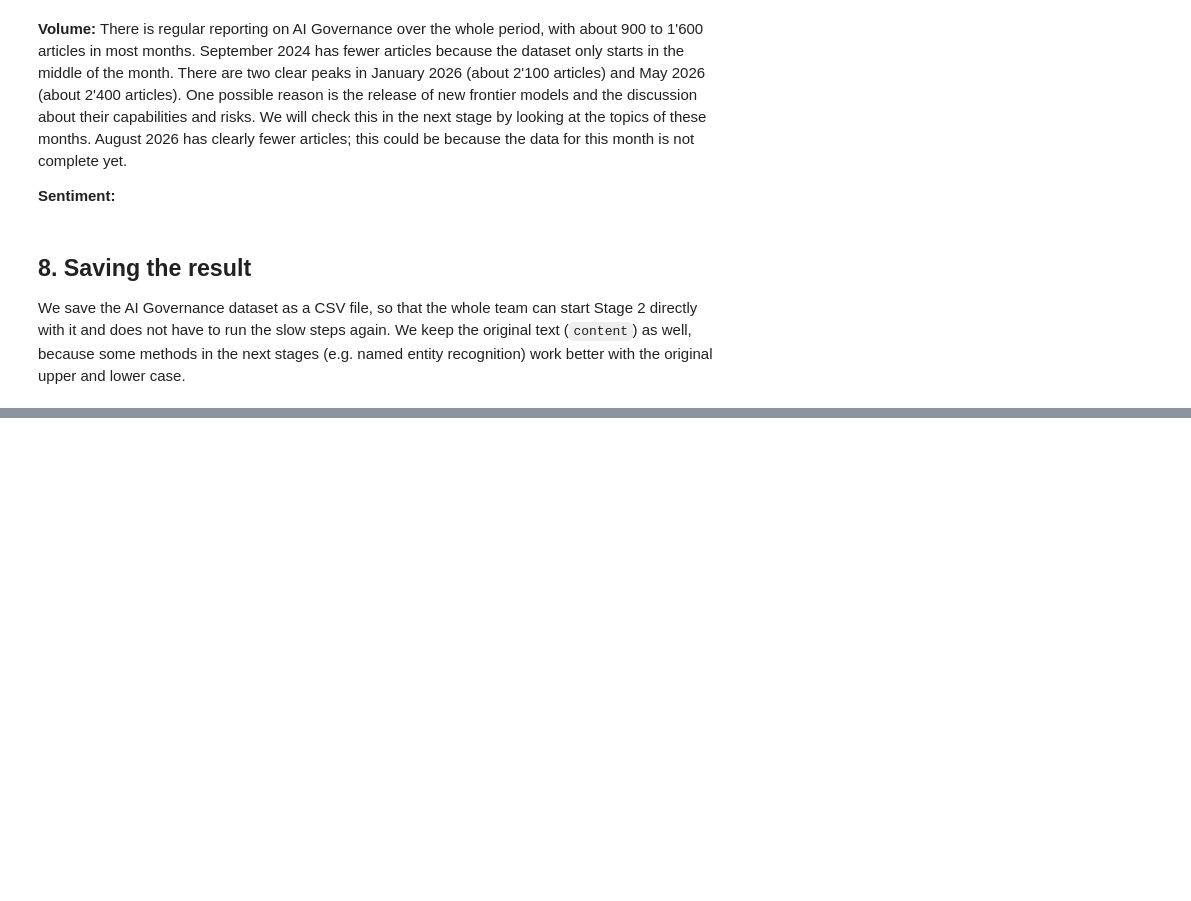
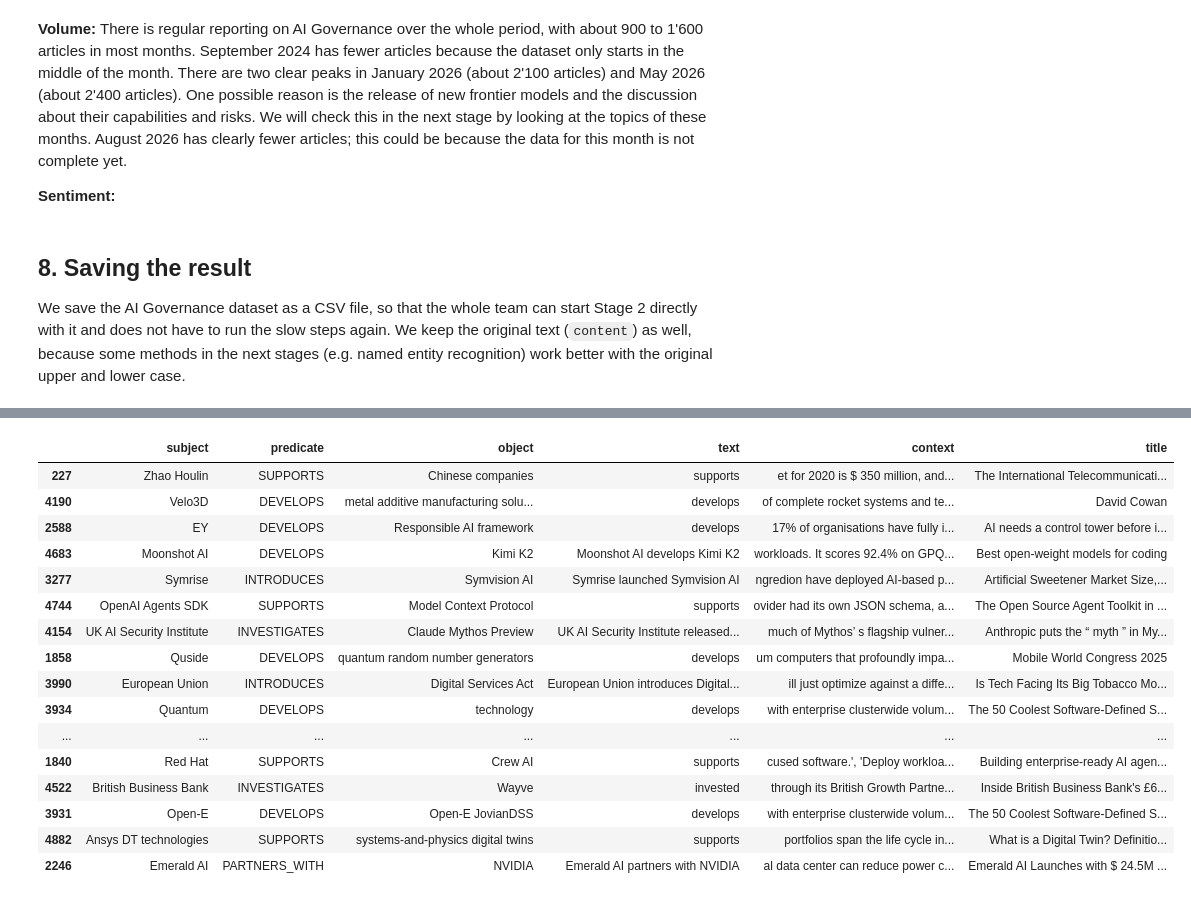
Before and after one commit to Pascingo/CTA-media-analysis, a Jupyter notebook: 01_Stage1_CLT.ipynb, the cells around one changed output, grey strips where cells are left out. Cells and saved outputs as stored; diff of their text form; code cells hidden in the pictures; blank space fills up the shorter version.

```diff
--- a/01_Stage1_CLT.ipynb
+++ b/01_Stage1_CLT.ipynb
@@ -79,7 +107,7 @@ We import the "AI-Media"-Dataset directly from Kaggle via the Kaggle API. By imp
 import pandas as pd
 import re
 
-file_name = "ai_media_dataset_20260911.csv"
+#file_name = "ai_media_dataset_20260911.csv"
 df = pd.read_csv(file_name)
 
 print(f"Original dataset shape: {df.shape}")
@@ -311,0 +1764,67 @@ print(f"Saved {len(df_gov)} articles in '{OUTPUT_FILE}'.")
+# %%
+# Validate LangExtract relations with source context
+def get_relation_context(row, window=250):
+
+    article_text = str(
+        df_gov.loc[row["doc_id"], "content"]
+    )
+
+    start = max(
+        0,
+        int(row["start_char"]) - window
+    )
+
+    end = min(
+        len(article_text),
+        int(row["end_char"]) + window
+    )
+
+    return article_text[start:end]
+
+
+relation_validation = (
+    relations_lx
+    .sample(
+        n=min(30, len(relations_lx)),
+        random_state=42
+    )
+    .copy()
+)
+
+relation_validation["context"] = (
+    relation_validation.apply(
+        get_relation_context,
+        axis=1
+    )
+)
+
+display(
+    relation_validation[
+        [
+            "subject",
+            "predicate",
+            "object",
+            "text",
+            "context",
+            "title"
+        ]
+    ]
+)
+# %% [output]
+|  | subject | predicate | object | text | context | title |
+| 227 | Zhao Houlin | SUPPORTS | Chinese companies | supports | et for 2020 is $ 350 million, and... | The International Telecommunicati... |
+| 4190 | Velo3D | DEVELOPS | metal additive manufacturing solu... | develops | of complete rocket systems and te... | David Cowan |
+| 2588 | EY | DEVELOPS | Responsible AI framework | develops | 17% of organisations have fully i... | AI needs a control tower before i... |
+| 4683 | Moonshot AI | DEVELOPS | Kimi K2 | Moonshot AI develops Kimi K2 | workloads. It scores 92.4% on GPQ... | Best open-weight models for coding |
+| 3277 | Symrise | INTRODUCES | Symvision AI | Symrise launched Symvision AI | ngredion have deployed AI-based p... | Artificial Sweetener Market Size,... |
+| 4744 | OpenAI Agents SDK | SUPPORTS | Model Context Protocol | supports | ovider had its own JSON schema, a... | The Open Source Agent Toolkit in ... |
+| 4154 | UK AI Security Institute | INVESTIGATES | Claude Mythos Preview | UK AI Security Institute released... | much of Mythos’ s flagship vulner... | Anthropic puts the “ myth ” in My... |
+| 1858 | Quside | DEVELOPS | quantum random number generators | develops | um computers that profoundly impa... | Mobile World Congress 2025 |
+| 3990 | European Union | INTRODUCES | Digital Services Act | European Union introduces Digital... | ill just optimize against a diffe... | Is Tech Facing Its Big Tobacco Mo... |
+| 3934 | Quantum | DEVELOPS | technology | develops | with enterprise clusterwide volum... | The 50 Coolest Software-Defined S... |
+| ... | ... | ... | ... | ... | ... | ... |
+| 1840 | Red Hat | SUPPORTS | Crew AI | supports | cused software.', 'Deploy workloa... | Building enterprise-ready AI agen... |
+| 4522 | British Business Bank | INVESTIGATES | Wayve | invested | through its British Growth Partne... | Inside British Business Bank's £6... |
+| 3931 | Open-E | DEVELOPS | Open-E JovianDSS | develops | with enterprise clusterwide volum... | The 50 Coolest Software-Defined S... |
+| 4882 | Ansys DT technologies | SUPPORTS | systems-and-physics digital twins | supports | portfolios span the life cycle in... | What is a Digital Twin? Definitio... |
+| 2246 | Emerald AI | PARTNERS_WITH | NVIDIA | Emerald AI partners with NVIDIA | al data center can reduce power c... | Emerald AI Launches with $ 24.5M ... |
```
Also changed, not shown: parts of 29 cells of this notebook.
